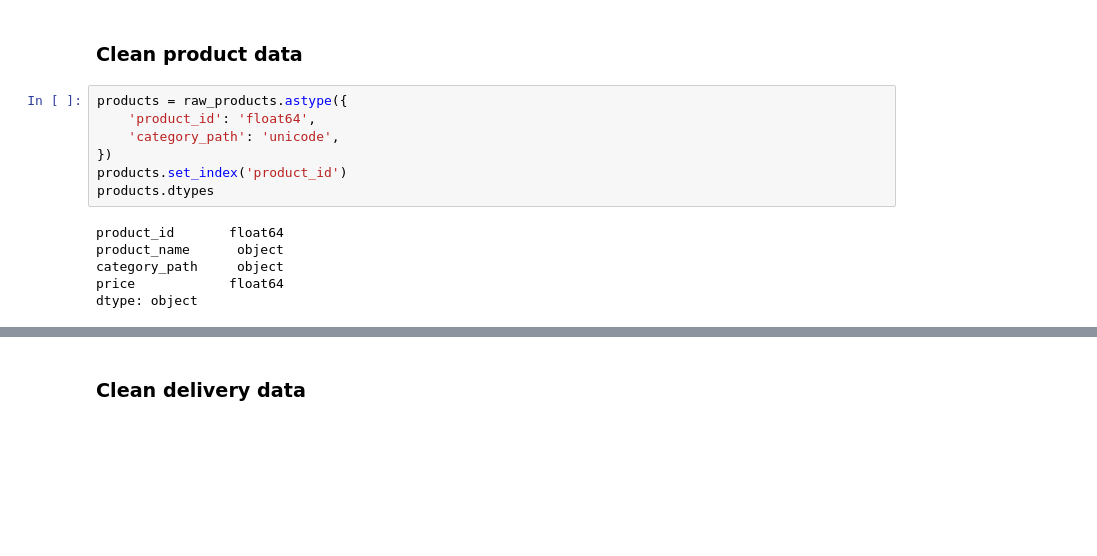
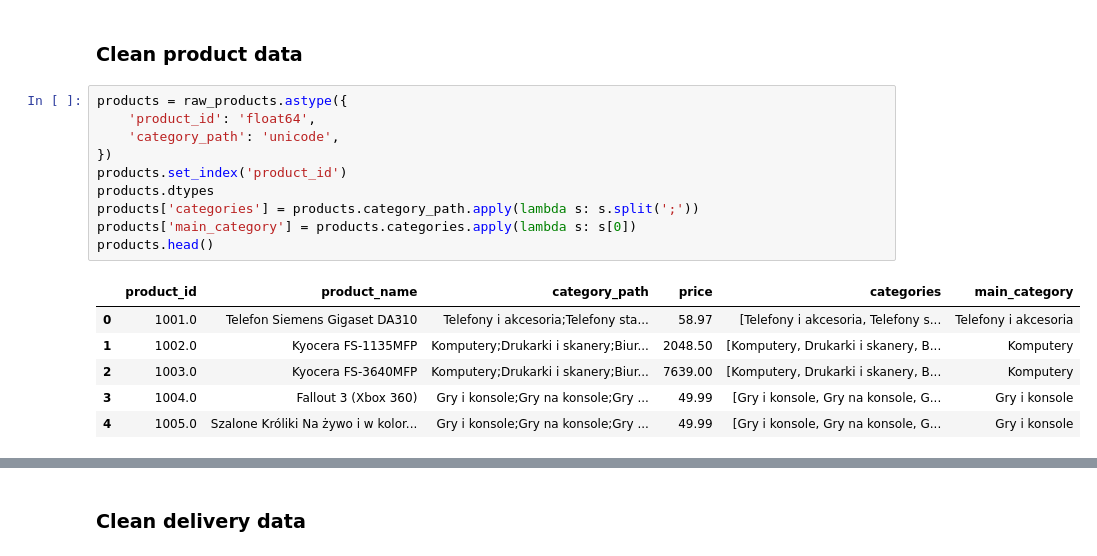
Before and after one commit to matkob/eshoppping, a Jupyter notebook: exploration.ipynb, the cells around one changed output, grey strips where cells are left out. Cells and saved outputs as stored; diff of their text form; blank space fills up the shorter version.

```diff
--- a/exploration.ipynb
+++ b/exploration.ipynb
@@ -71,13 +69,17 @@ users.head()
 # %%
 products = raw_products.astype({
     'product_id': 'float64',
     'category_path': 'unicode',
 })
 products.set_index('product_id')
 products.dtypes
+products['categories'] = products.category_path.apply(lambda s: s.split(';'))
+products['main_category'] = products.categories.apply(lambda s: s[0])
+products.head()
 # %% [output]
-product_id       float64
-product_name      object
-category_path     object
-price            float64
-dtype: object
+|  | product_id | product_name | category_path | price | categories | main_category |
+| 0 | 1001.0 | Telefon Siemens Gigaset DA310 | Telefony i akcesoria;Telefony sta... | 58.97 | [Telefony i akcesoria, Telefony s... | Telefony i akcesoria |
+| 1 | 1002.0 | Kyocera FS-1135MFP | Komputery;Drukarki i skanery;Biur... | 2048.50 | [Komputery, Drukarki i skanery, B... | Komputery |
+| 2 | 1003.0 | Kyocera FS-3640MFP | Komputery;Drukarki i skanery;Biur... | 7639.00 | [Komputery, Drukarki i skanery, B... | Komputery |
+| 3 | 1004.0 | Fallout 3 (Xbox 360) | Gry i konsole;Gry na konsole;Gry ... | 49.99 | [Gry i konsole, Gry na konsole, G... | Gry i konsole |
+| 4 | 1005.0 | Szalone Króliki Na żywo i w kolor... | Gry i konsole;Gry na konsole;Gry ... | 49.99 | [Gry i konsole, Gry na konsole, G... | Gry i konsole |
```
Also changed, not shown: parts of 22 cells of this notebook, 1 other file.
